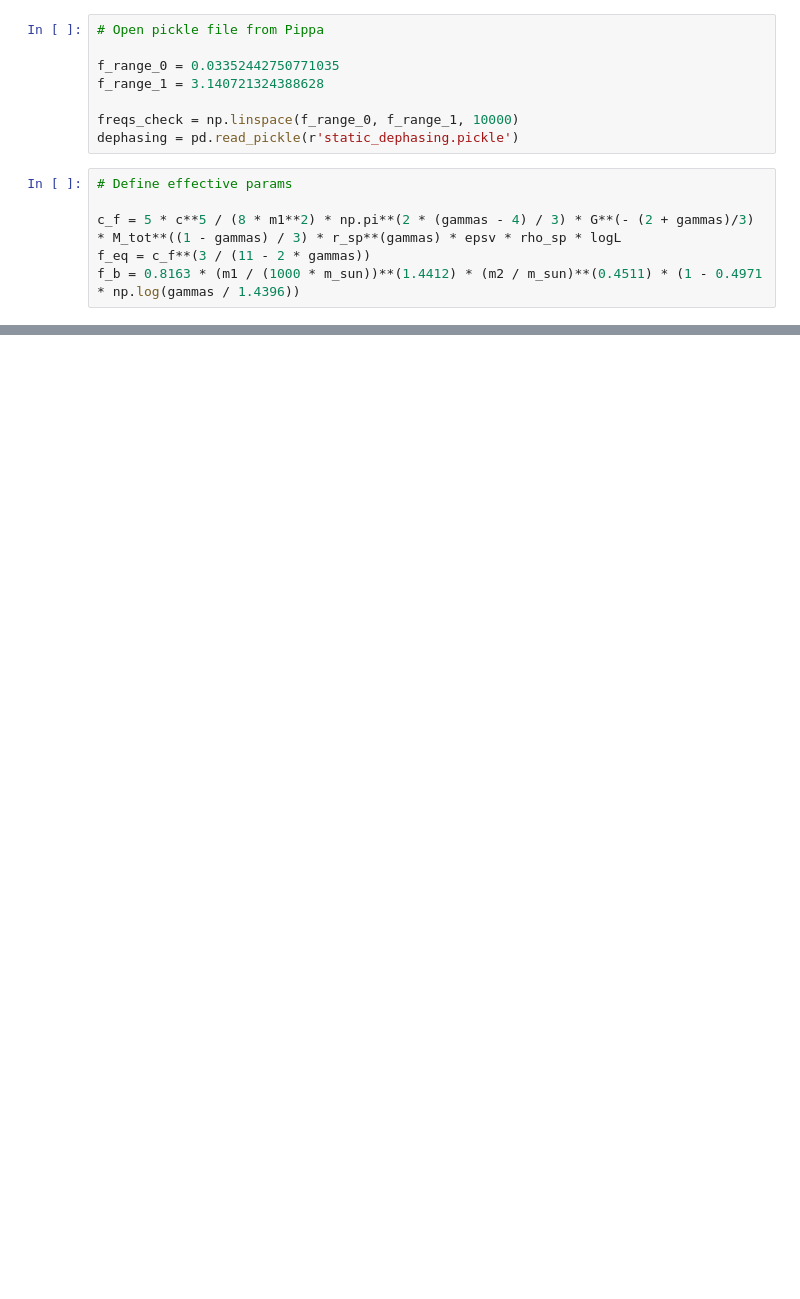
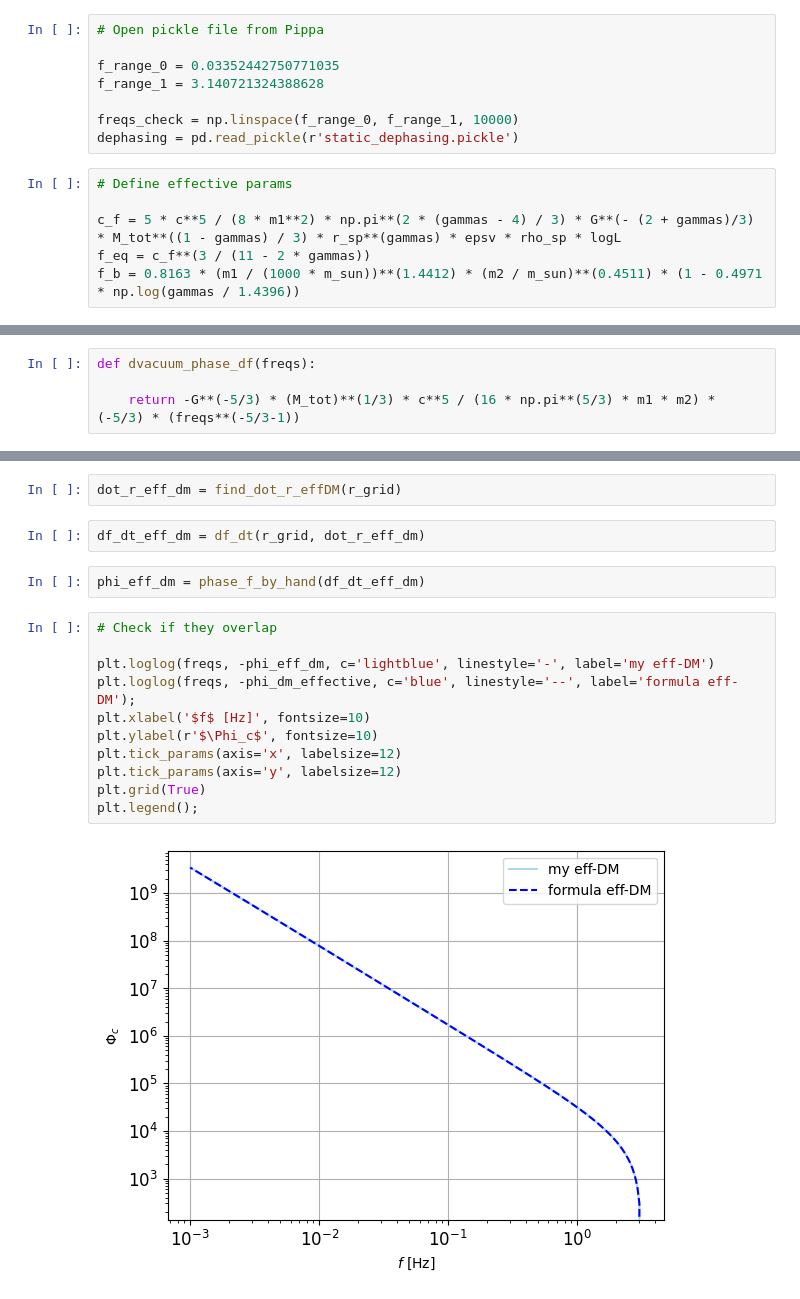
Before and after one commit to nicolegrillo/BinaryEvolution, a Jupyter notebook: Phase_extraction-Static-dm.ipynb, the cells around one changed output, grey strips where cells are left out. Cells and saved outputs as stored; diff of their text form; blank space fills up the shorter version.

```diff
--- a/Phase_extraction-Static-dm.ipynb
+++ b/Phase_extraction-Static-dm.ipynb
@@ -452,0 +483,4 @@ plt.savefig('results-images/test_dm_static.png');
+# %%
+def dvacuum_phase_df(freqs):
+
+    return -G**(-5/3) * (M_tot)**(1/3) * c**5 / (16 * np.pi**(5/3) * m1 * m2) * (-5/3) * (freqs**(-5/3-1))
@@ -452,0 +542,19 @@ plt.savefig('results-images/test_dm_static.png');
+# %%
+dot_r_eff_dm = find_dot_r_effDM(r_grid)
+# %%
+df_dt_eff_dm = df_dt(r_grid, dot_r_eff_dm)
+# %%
+phi_eff_dm = phase_f_by_hand(df_dt_eff_dm)
+# %%
+# Check if they overlap
+
+plt.loglog(freqs, -phi_eff_dm, c='lightblue', linestyle='-', label='my eff-DM')
+plt.loglog(freqs, -phi_dm_effective, c='blue', linestyle='--', label='formula eff-DM');
+plt.xlabel('$f$ [Hz]', fontsize=10)
+plt.ylabel(r'$\Phi_c$', fontsize=10)
+plt.tick_params(axis='x', labelsize=12)
+plt.tick_params(axis='y', labelsize=12)
+plt.grid(True)
+plt.legend();
+# %% [output]
+[figure, added]
```
Also changed, not shown: parts of 38 cells of this notebook, 1 other file.
